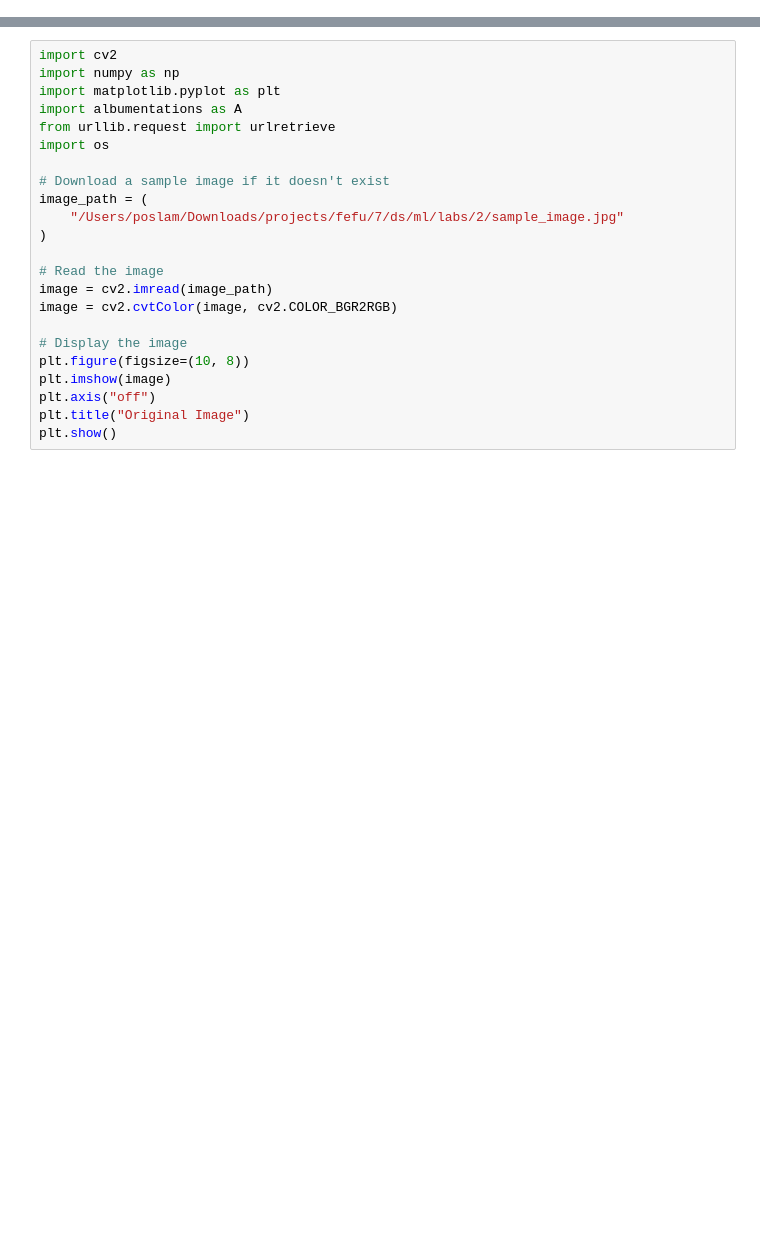
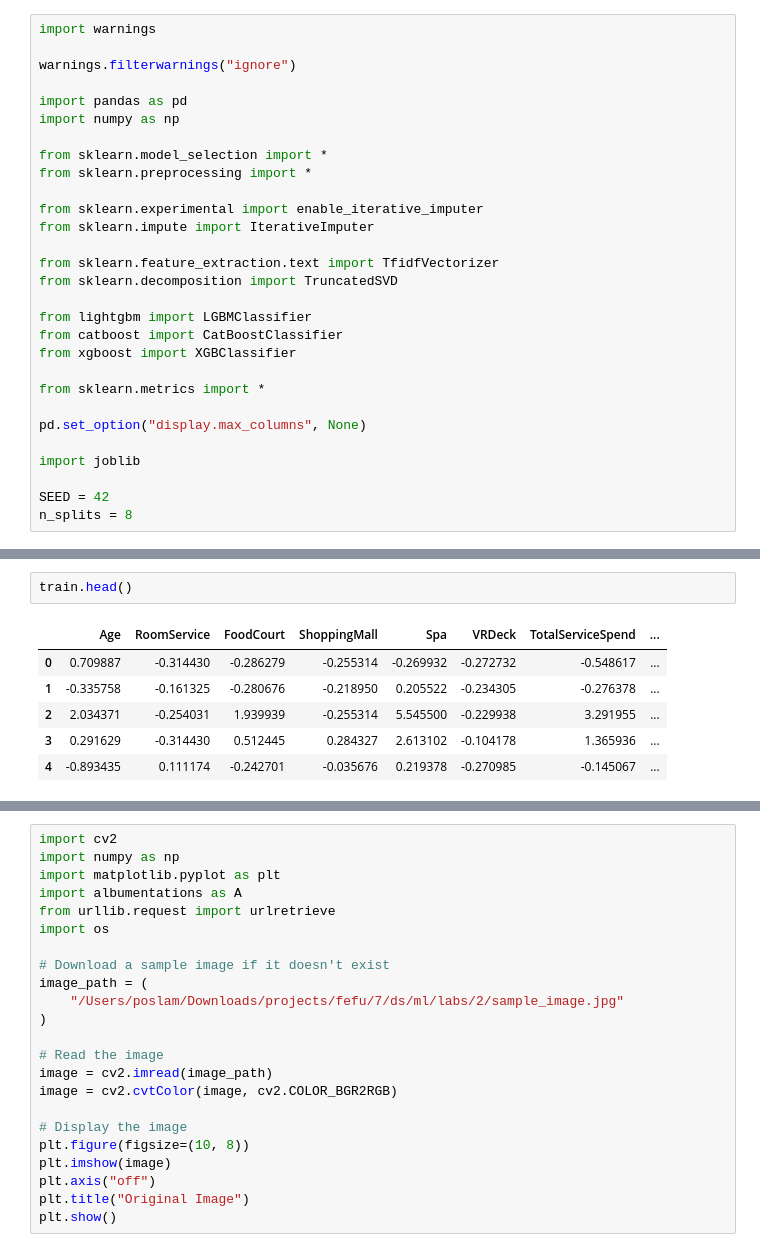
Before and after one commit to poslam/sem7-ds, a Jupyter notebook: ml/main.ipynb, the cells around one changed output, grey strips where cells are left out. Drawn from its saved outputs; the diff is of its cells as text; blank space fills up the shorter version.

```diff
--- a/ml/labs/2.ipynb
+++ b/ml/main.ipynb
@@ -7,0 +3,29 @@ In this notebook, we will:
+# %%
+import warnings
+
+warnings.filterwarnings("ignore")
+
+import pandas as pd
+import numpy as np
+
+from sklearn.model_selection import *
+from sklearn.preprocessing import *
+
+from sklearn.experimental import enable_iterative_imputer
+from sklearn.impute import IterativeImputer
+
+from sklearn.feature_extraction.text import TfidfVectorizer
+from sklearn.decomposition import TruncatedSVD
+
+from lightgbm import LGBMClassifier
+from catboost import CatBoostClassifier
+from xgboost import XGBClassifier
+
+from sklearn.metrics import *
+
+pd.set_option("display.max_columns", None)
+
+import joblib
+
+SEED = 42
+n_splits = 8
@@ -7,0 +229,9 @@ In this notebook, we will:
+# %%
+train.head()
+# %% [output]
+|  | Age | RoomService | FoodCourt | ShoppingMall | Spa | VRDeck | TotalServiceSpend | ... |
+| 0 | 0.709887 | -0.314430 | -0.286279 | -0.255314 | -0.269932 | -0.272732 | -0.548617 | ... |
+| 1 | -0.335758 | -0.161325 | -0.280676 | -0.218950 | 0.205522 | -0.234305 | -0.276378 | ... |
+| 2 | 2.034371 | -0.254031 | 1.939939 | -0.255314 | 5.545500 | -0.229938 | 3.291955 | ... |
+| 3 | 0.291629 | -0.314430 | 0.512445 | 0.284327 | 2.613102 | -0.104178 | 1.365936 | ... |
+| 4 | -0.893435 | 0.111174 | -0.242701 | -0.035676 | 0.219378 | -0.270985 | -0.145067 | ... |
```
Also changed, not shown: parts of 16 cells of this notebook.
